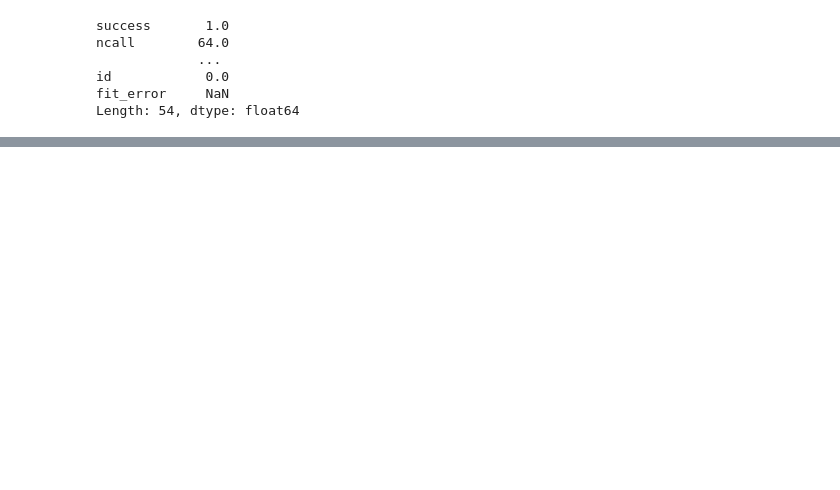
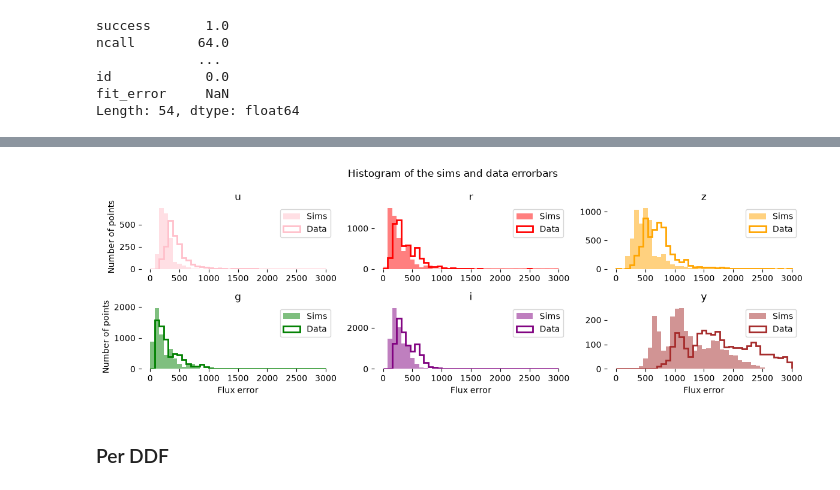
Before and after one commit to mi-dai/lightcurvelynx_rubin_dp2, a Jupyter notebook: dp2_sim_single_object.ipynb, the cells around one changed output, grey strips where cells are left out. Cells and saved outputs as stored; diff of their text form; code cells hidden in the pictures; blank space fills up the shorter version.

```diff
--- a/dp2_sim_single_object.ipynb
+++ b/dp2_sim_single_object.ipynb
@@ -578,0 +705,31 @@ sn["diaObjectForcedSource_dia_object_lc"].len()
+# %%
+fig, ax = plt.subplots(2, 3, figsize=(12, 4))
+
+bins_fluxerr = np.linspace(0, 3000, 40)
+
+for i in range(3):
+    for j in range(2):
+        band = BANDS[2*i+j]
+        fluxerr_sim_band = all_sim_pts.loc[all_sim_pts["band"] == band, "fluxerr"]
+        fluxerr_data_band = all_data_pts.loc[all_data_pts["band"] == band, "fluxerr"]
+        ax[j,i].hist(fluxerr_sim_band, bins=bins_fluxerr, label='Sims', color=colors[band], alpha=0.5)
+        ax[j,i].hist(fluxerr_data_band, bins=bins_fluxerr, label='Data', color=colors[band], alpha=1, histtype='step', linewidth=2)
+        ax[j,i].legend()
+        ax[j,i].set_title(band)
+        clean_spines(ax[j,i])
+
+ax[1,0].set_ylabel('Number of points')
+ax[0,0].set_ylabel('Number of points')
+
+ax[1,0].set_xlabel('Flux error')
+ax[1,1].set_xlabel('Flux error')
+ax[1,2].set_xlabel('Flux error')
+
+fig.suptitle(r'Histogram of the sims and data errorbars')
+
+plt.tight_layout()
+plt.show()
+# %% [output]
+[figure, added]
+# %% [markdown]
+### Per DDF
```
Also changed, not shown: parts of 27 cells of this notebook.
